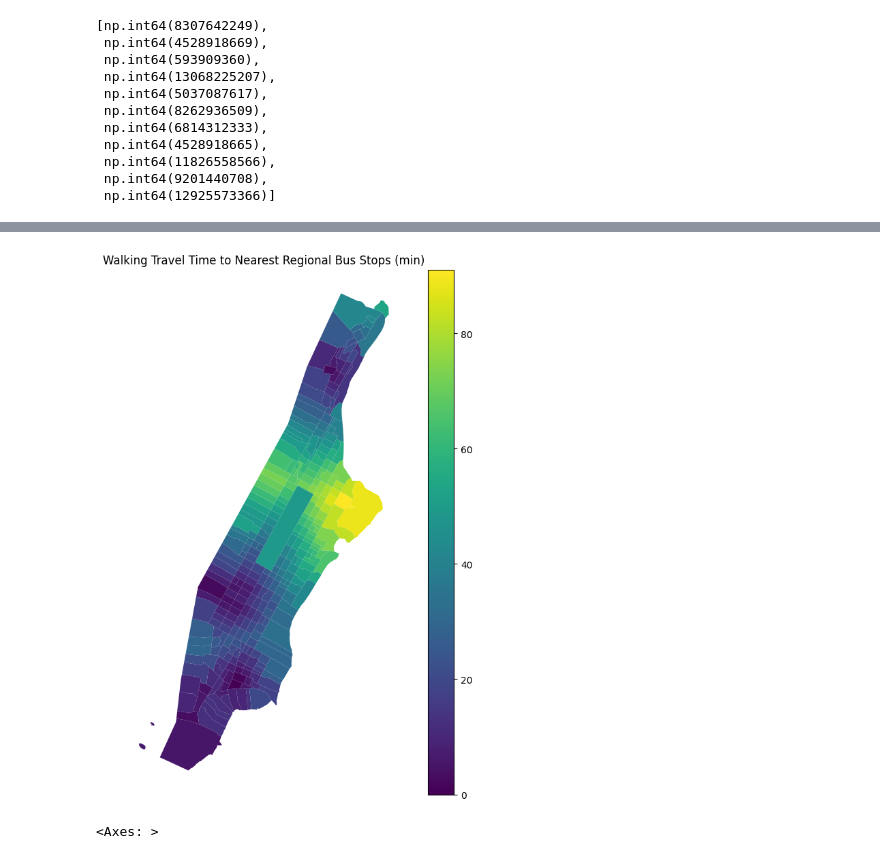
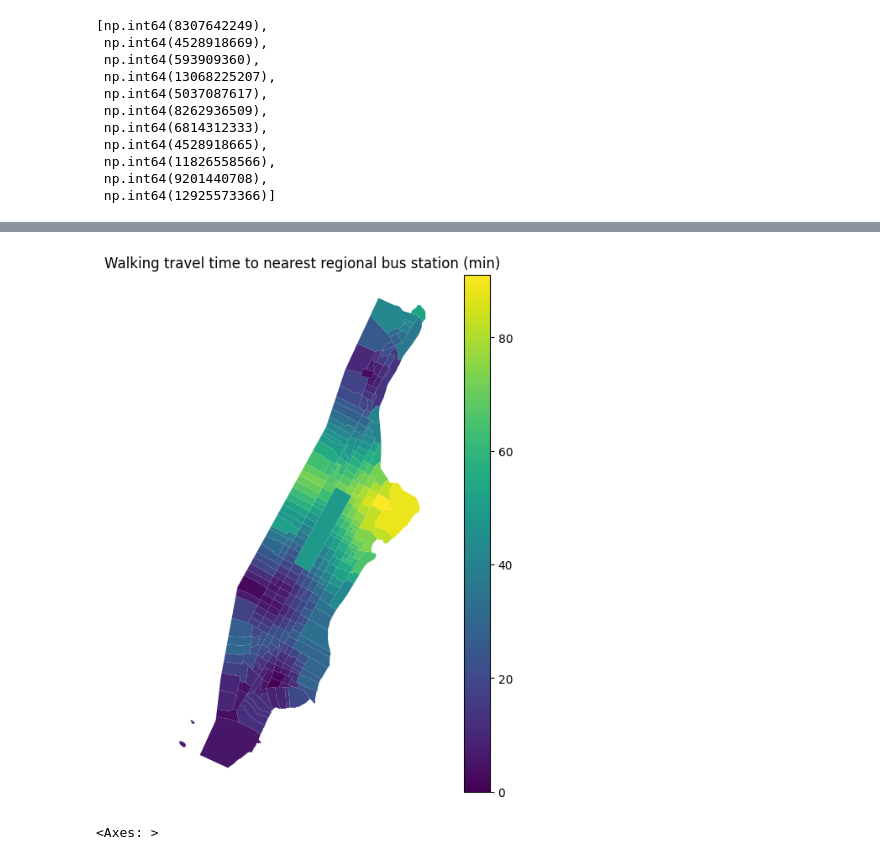
Before and after one commit to Sidbaobao/Final_project_data__science, a Jupyter notebook: sm2986_HW5 collaboration.ipynb, the cells around one changed output, grey strips where cells are left out. Drawn from its saved outputs; the diff is of its cells as text; code cells hidden in the pictures.

```diff
--- a/sm2986_HW5 collaboration.ipynb
+++ b/sm2986_HW5 collaboration.ipynb
@@ -130,0 +165,18 @@ ny_df_tracts.head()
+# %%
+# Population density (people per km^2)
+ny_df_tracts["ALAND"] = ny_df_tracts["ALAND"].astype(float)
+ny_df_tracts["pop_density"] = ny_df_tracts["Total Population"] / (ny_df_tracts["ALAND"] / 1e6)
+
+# Log transforms — both variables are heavily right-skewed in Manhattan.
+# Manhattan tract incomes range from ~$10k to $300k+, and densities from
+# near-zero (parks) to 100,000+ /km^2 (Upper East Side).
+# We use log(x + 1) to handle zero values; tracts with NaN in the source
+# (e.g. zero-population park tracts) will propagate to NaN, which is fine —
+# they're dropped from the regression by H.1's dropna() anyway.
+
+ny_df_tracts["log_pop_density"]       = np.log(ny_df_tracts["pop_density"] + 1)
+ny_df_tracts["log_per_capita_income"] = np.log(ny_df_tracts["Per Capita Income"] + 1)
+
+# Quick check
+ny_df_tracts[["GEOID", "Per Capita Income", "log_per_capita_income",
+              "pop_density", "log_pop_density"]].describe().round(2)
@@ -306,9 +397,14 @@ tract_to_busregional.head()
 # %%
+# Rename to a mode-specific column so later merges don't collide across modes.
+# Keep travel time in seconds (the unit returned by Dijkstra with weight='travel_time').
 tract_to_busregional = tract_to_busregional.rename(columns = {
-                        0:"nearest_nodes",
-                        1:"travel_time"}
+                        0: "nearest_nodes",
+                        1: "tt_busregional_sec"}
 )
-tract_to_busregional.sort_values(by="travel_time")
+tract_to_busregional.sort_values(by="tt_busregional_sec")
+
+## Comment: Renamed columns. tt_busregional_sec is walking travel time in seconds
+## from each tract centroid's nearest node to the nearest regional bus station.
 
 ## Comment:Renamed the columns, and then sorted by travel time (in seconds)
 # %% [output]
@@ -327,7 +423,6 @@ tract_to_busregional.sort_values(by="travel_time")
 309 rows × 2 columns
 # %%
 tract_busregional = pd.merge(left=ny_df_tracts, right=tract_to_busregional, on='nearest_nodes', how='left')
-tract_busregional["travel_minute_regional"] = tract_busregional["travel_time"] / 60
 tract_busregional.head()
 # %% [output]
 |  | Total Population | Per Capita Income | White Population | Population Measured for Poverty S... | People Below Poverty Level | ... |
@@ -340,8 +435,13 @@ tract_busregional.head()
 # %%
-fig, ax = plt.subplots(figsize = (10,10))
-tract_busregional.plot(ax=ax,column = 'travel_minute_regional', legend=True)
-ax.set_title("Walking Travel Time to Nearest Regional Bus Stops (min)")
+tract_busregional["tt_busregional_min"] = tract_busregional["tt_busregional_sec"] / 60
+fig, ax = plt.subplots(figsize=(8, 8))
+tract_busregional.plot(
+    column='tt_busregional_min',
+    legend=True,
+    cmap='viridis',
+    ax=ax,)
+ax.set_title("Walking travel time to nearest regional bus station (min)")
 ax.set_axis_off()
-plt.show()
+# Add a minute version of travel time for readable maps and reporting.
 # %% [output]
-[figure, old version]
+[figure, new version]
```
Also changed, not shown: parts of 71 cells of this notebook.
